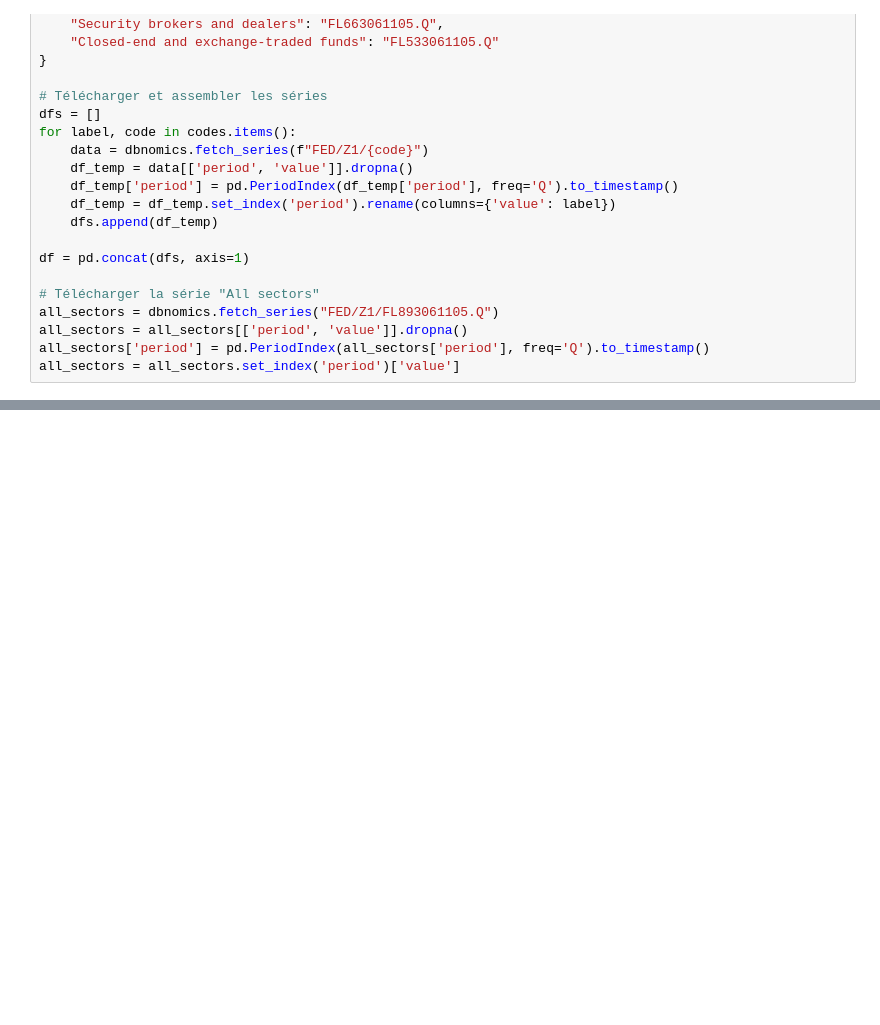
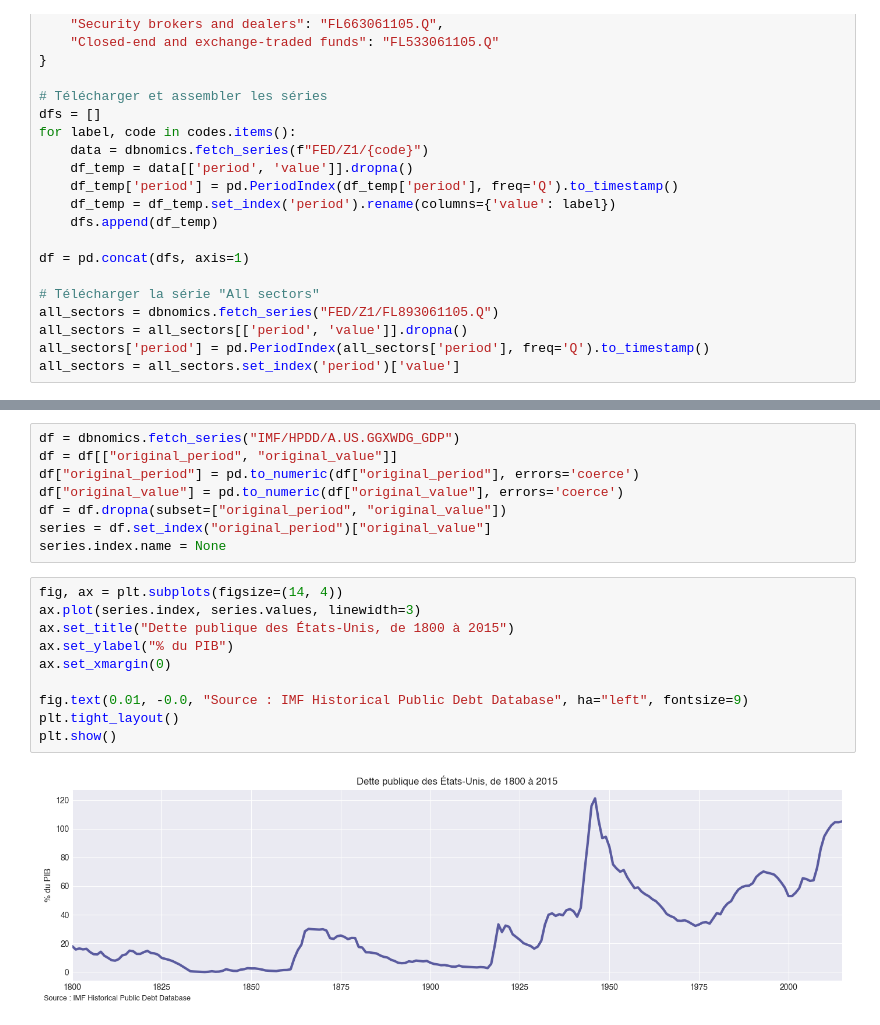
Before and after one commit to miche-quiche/OikopediaCharts, a Jupyter notebook: TreasuryMarketFofData.ipynb, the cells around one changed output, grey strips where cells are left out. Cells and saved outputs as stored; diff of their text form; blank space fills up the shorter version.

```diff
--- a/TreasuryMarketFofData.ipynb
+++ b/TreasuryMarketFofData.ipynb
@@ -181,0 +185,20 @@ plt.show()
+# %%
+df = dbnomics.fetch_series("IMF/HPDD/A.US.GGXWDG_GDP")
+df = df[["original_period", "original_value"]]
+df["original_period"] = pd.to_numeric(df["original_period"], errors='coerce')
+df["original_value"] = pd.to_numeric(df["original_value"], errors='coerce')
+df = df.dropna(subset=["original_period", "original_value"])
+series = df.set_index("original_period")["original_value"]
+series.index.name = None
+# %%
+fig, ax = plt.subplots(figsize=(14, 4))
+ax.plot(series.index, series.values, linewidth=3)
+ax.set_title("Dette publique des États-Unis, de 1800 à 2015")
+ax.set_ylabel("% du PIB")
+ax.set_xmargin(0)
+
+fig.text(0.01, -0.0, "Source : IMF Historical Public Debt Database", ha="left", fontsize=9)
+plt.tight_layout()
+plt.show()
+# %% [output]
+[figure, added]
```
Also changed, not shown: parts of 3 cells of this notebook.
